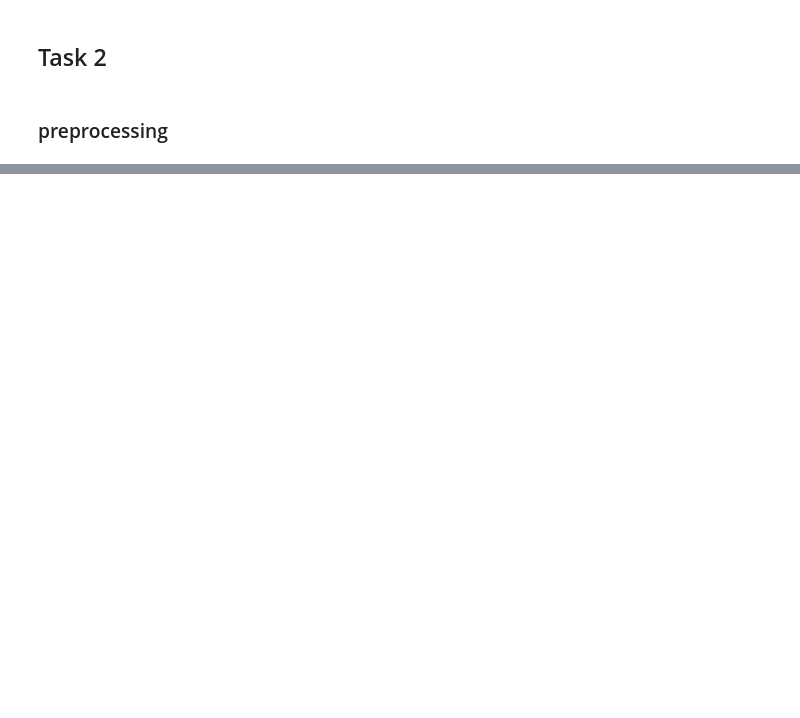
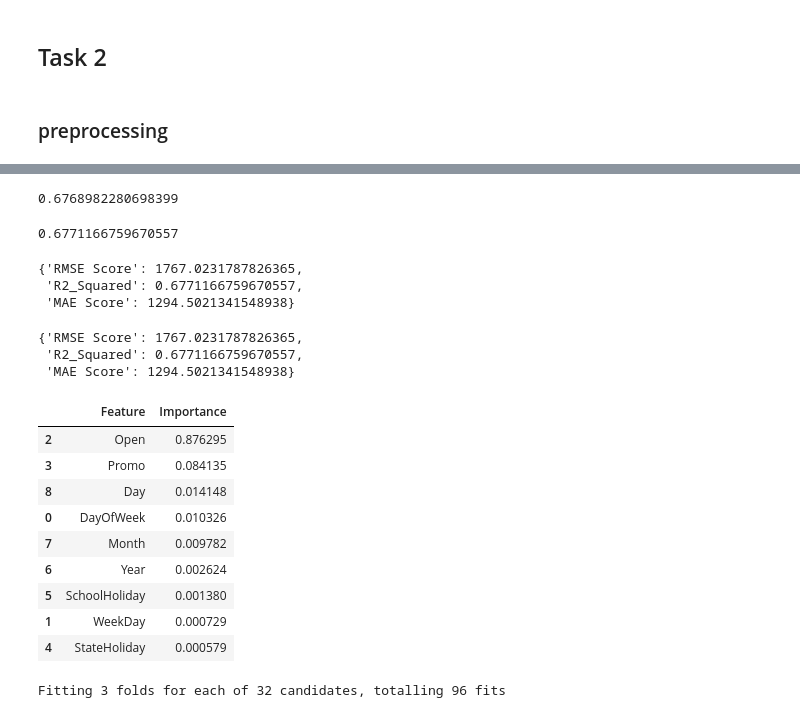
Before and after one commit to khaiyra/pharmaceutical-sales-prediction, a Jupyter notebook: notebooks/analysis.ipynb, the cells around one changed output, grey strips where cells are left out. Saved outputs shown, nothing was run; the diff lists cells and outputs as text; code cells hidden in the pictures; blank space fills up the shorter version.

Commit message:
random forest model

```diff
--- a/notebooks/analysis.ipynb
+++ b/notebooks/analysis.ipynb
@@ -296,0 +334,4 @@ given that actually a extra store (b) > a basic store(a)
+# %%
+# drop columns
+train_df.drop(['Store','Date','Customers'],axis=1,inplace=True)
+test_df.drop(['Id', 'Store', 'Date'],axis=1,inplace=True)
@@ -296,0 +358,9 @@ given that actually a extra store (b) > a basic store(a)
+# %%
+# separate training features from target
+X = train_df.drop(['Sales'],axis=1)
+y = train_df['Sales']
+# %%
+# split data (60,20,20)
+from sklearn.model_selection import train_test_split
+x_train, x_test, y_train, y_test = train_test_split(X, y, test_size=0.2, random_state=42)
+x_train, x_val, y_train, y_val = train_test_split(X, y, test_size=0.2, random_state=42)
@@ -296,0 +376,21 @@ given that actually a extra store (b) > a basic store(a)
+# %%
+import mlflow
+from sklearn.ensemble import RandomForestRegressor
+from sklearn.model_selection import GridSearchCV
+
+mlflow.autolog()
+# create a base model
+rf = RandomForestRegressor()
+with mlflow.start_run() as run:
+    rf.fit(x_train, y_train)
+
+    train_score = rf.score(x_train, y_train)
+    valid_score = rf.score(x_val,y_val)
+    valid_metrics = calculate_metrics(y_val,rf.predict(x_val))
+    test_score = rf.score(x_test,y_test)
+    test_metrics = calculate_metrics(y_test, rf.predict(x_test))
+
+    mlflow.log_metric("Valid Score", valid_score)
+    mlflow.log_metrics(valid_metrics)
+    mlflow.log_metric("Test Score", test_score)
+    mlflow.log_metrics(test_metrics)
@@ -296,0 +399,37 @@ given that actually a extra store (b) > a basic store(a)
+# %%
+train_score
+# %% [output]
+0.6768982280698399
+# %%
+valid_score
+# %% [output]
+0.6771166759670557
+# %%
+valid_metrics
+# %% [output]
+{'RMSE Score': 1767.0231787826365,
+ 'R2_Squared': 0.6771166759670557,
+ 'MAE Score': 1294.5021341548938}
+# %%
+test_metrics
+# %% [output]
+{'RMSE Score': 1767.0231787826365,
+ 'R2_Squared': 0.6771166759670557,
+ 'MAE Score': 1294.5021341548938}
+# %%
+# feature importance
+features = pd.DataFrame()
+features["Feature"] = x_train.columns
+features["Importance"] = rf.feature_importances_
+features.sort_values(by='Importance', ascending=False)
+# %% [output]
+|  | Feature | Importance |
+| 2 | Open | 0.876295 |
+| 3 | Promo | 0.084135 |
+| 8 | Day | 0.014148 |
+| 0 | DayOfWeek | 0.010326 |
+| 7 | Month | 0.009782 |
+| 6 | Year | 0.002624 |
+| 5 | SchoolHoliday | 0.001380 |
+| 1 | WeekDay | 0.000729 |
+| 4 | StateHoliday | 0.000579 |
@@ -296,0 +452,5 @@ given that actually a extra store (b) > a basic store(a)
+# %%
+# Fit the grid search to the data
+grid_search.fit(x_train, y_train)
+# %% [output]
+Fitting 3 folds for each of 32 candidates, totalling 96 fits
```
Also changed, not shown: parts of 21 cells of this notebook.
